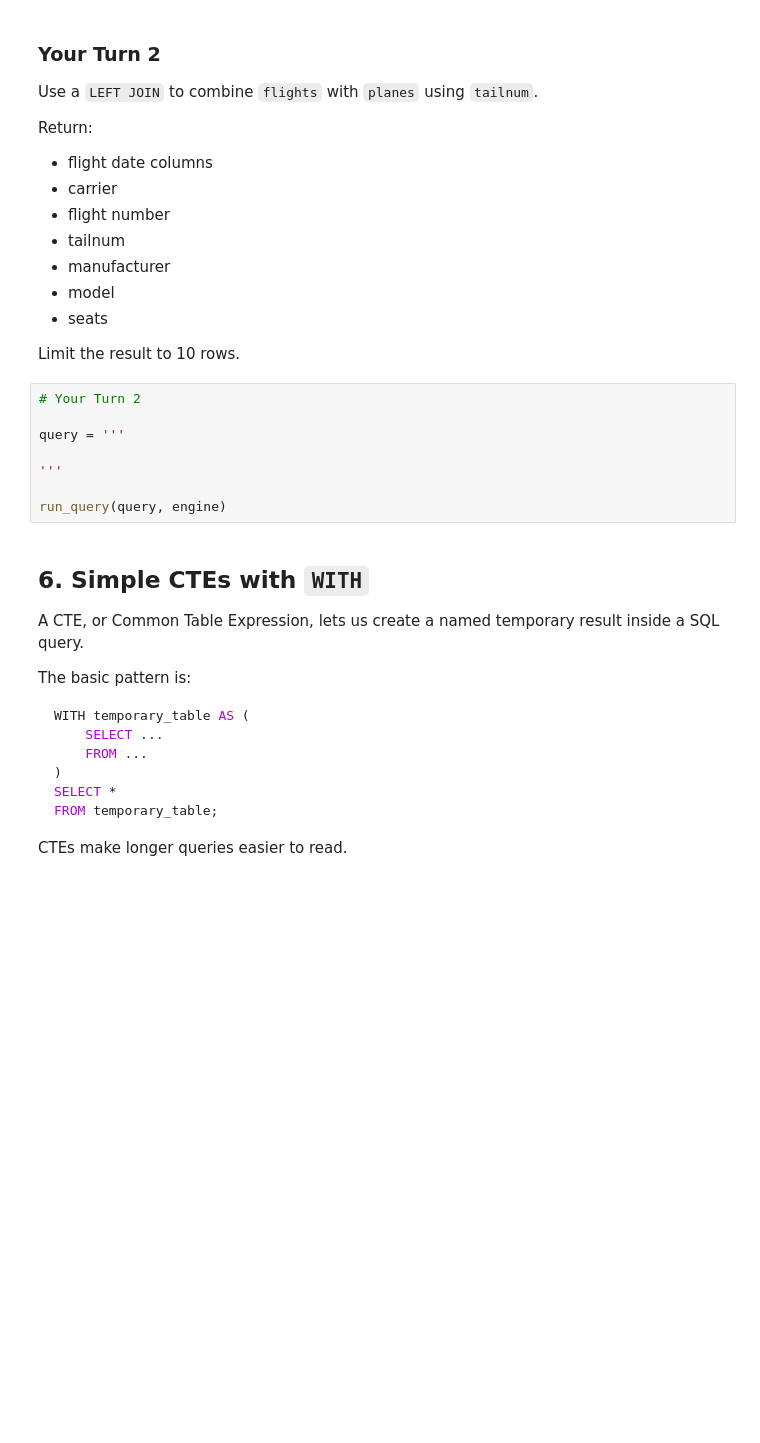
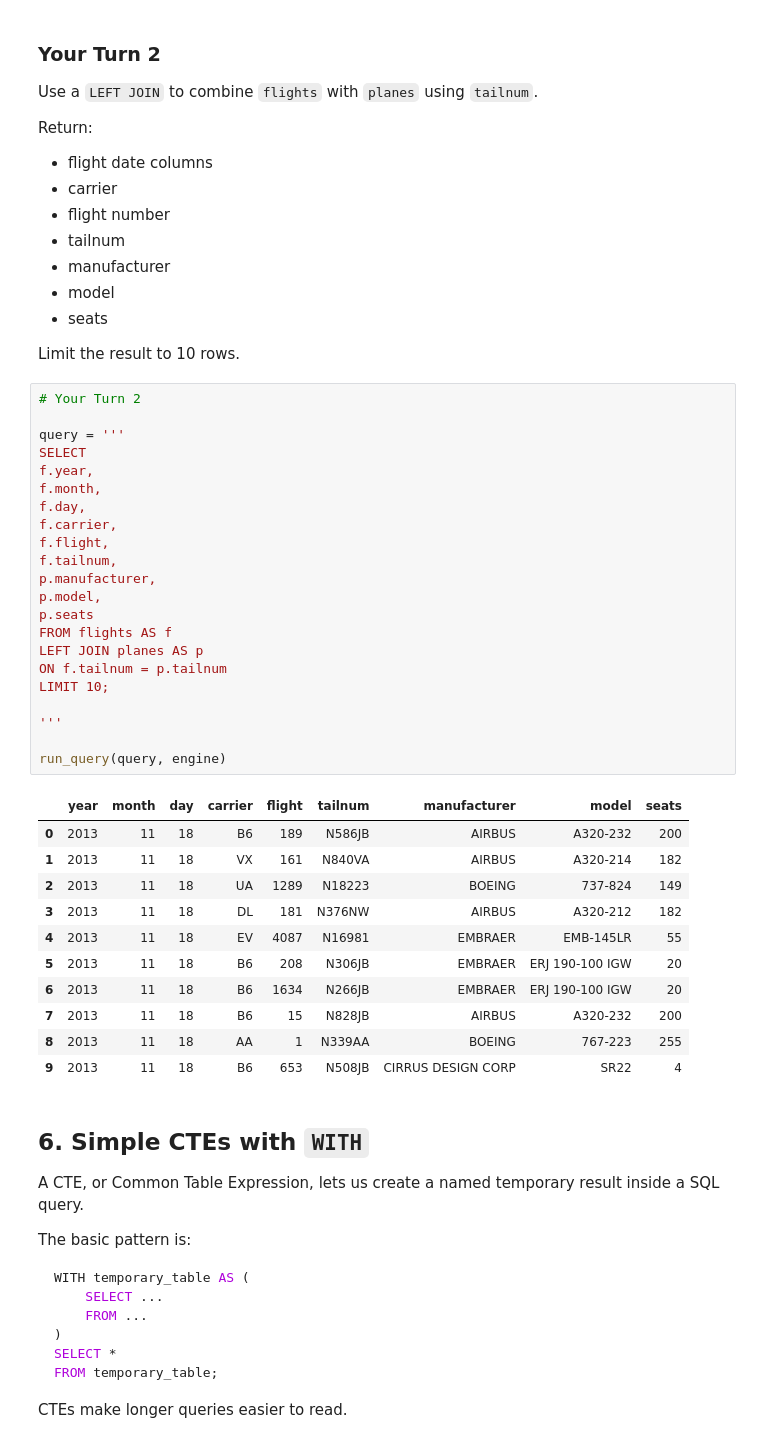
Before and after one commit to alexisgiselle/Alexis_Duran_wk_09-10, a Jupyter notebook: notebooks/module10_sql_joins_abt_guided_lab.ipynb, the cells around one changed output. Cells and saved outputs as stored; diff of their text form; blank space fills up the shorter version.

```diff
--- a/notebooks/module10_sql_joins_abt_guided_lab.ipynb
+++ b/notebooks/module10_sql_joins_abt_guided_lab.ipynb
@@ -351,11 +423,37 @@ Limit the result to 10 rows.
 # %%
 # Your Turn 2
 
 query = '''
+SELECT
+f.year,
+f.month,
+f.day,
+f.carrier,
+f.flight,
+f.tailnum,
+p.manufacturer,
+p.model,
+p.seats
+FROM flights AS f
+LEFT JOIN planes AS p
+ON f.tailnum = p.tailnum
+LIMIT 10;
 
 '''
 
 run_query(query, engine)
+# %% [output]
+|  | year | month | day | carrier | flight | tailnum | manufacturer | model | seats |
+| 0 | 2013 | 11 | 18 | B6 | 189 | N586JB | AIRBUS | A320-232 | 200 |
+| 1 | 2013 | 11 | 18 | VX | 161 | N840VA | AIRBUS | A320-214 | 182 |
+| 2 | 2013 | 11 | 18 | UA | 1289 | N18223 | BOEING | 737-824 | 149 |
+| 3 | 2013 | 11 | 18 | DL | 181 | N376NW | AIRBUS | A320-212 | 182 |
+| 4 | 2013 | 11 | 18 | EV | 4087 | N16981 | EMBRAER | EMB-145LR | 55 |
+| 5 | 2013 | 11 | 18 | B6 | 208 | N306JB | EMBRAER | ERJ 190-100 IGW | 20 |
+| 6 | 2013 | 11 | 18 | B6 | 1634 | N266JB | EMBRAER | ERJ 190-100 IGW | 20 |
+| 7 | 2013 | 11 | 18 | B6 | 15 | N828JB | AIRBUS | A320-232 | 200 |
+| 8 | 2013 | 11 | 18 | AA | 1 | N339AA | BOEING | 767-223 | 255 |
+| 9 | 2013 | 11 | 18 | B6 | 653 | N508JB | CIRRUS DESIGN CORP | SR22 | 4 |
 # %% [markdown]
 ## 6. Simple CTEs with `WITH`
 
```
Also changed, not shown: parts of 34 cells of this notebook, 2 other files.
